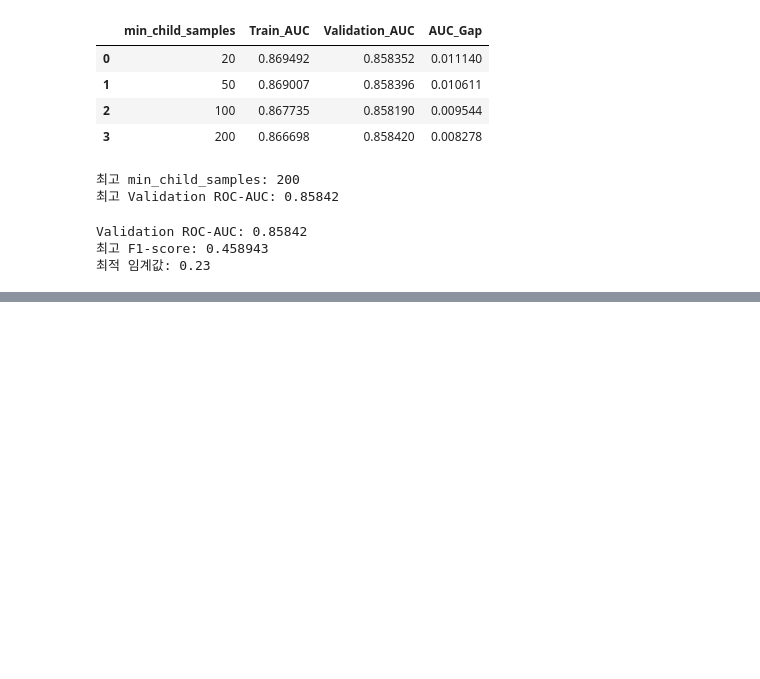
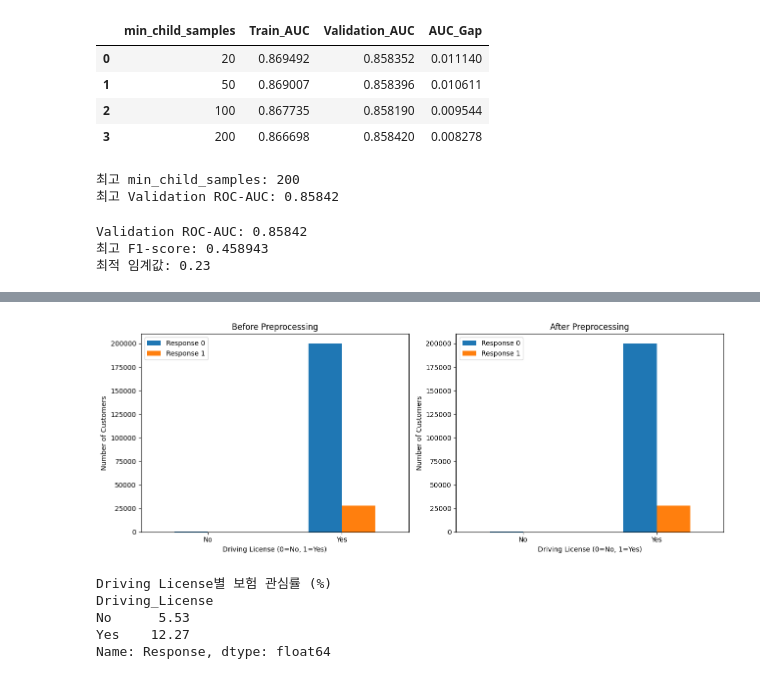
Before and after one commit to zzengmo/18_ML_03, a Jupyter notebook: 김현모/insurance_prediction.ipynb, the cells around one changed output, grey strips where cells are left out. Drawn from its saved outputs; the diff is of its cells as text; code cells hidden in the pictures; blank space fills up the shorter version.

```diff
--- a/김현모/insurance_prediction.ipynb
+++ b/김현모/insurance_prediction.ipynb
@@ -2193,0 +2349,49 @@ Validation ROC-AUC: 0.85842
+# %%
+
+# 전처리 전 Response 분포
+before_response = pd.crosstab(
+    train_data['Driving_License'],
+    train_data['Response']
+).reindex(index=[0, 1], columns=[0, 1], fill_value=0)
+
+# 전처리 후 Response 분포
+after_response = pd.crosstab(
+    train_pre['Driving_License'],
+    train_pre['Response']
+).reindex(index=[0, 1], columns=[0, 1], fill_value=0)
+
+fig, axes = plt.subplots(1, 2, figsize=(13, 5))
+
+before_response.plot(kind='bar', ax=axes[0])
+axes[0].set_title('Before Preprocessing')
+axes[0].set_xlabel('Driving License (0=No, 1=Yes)')
+axes[0].set_ylabel('Number of Customers')
+axes[0].set_xticklabels(['No', 'Yes'], rotation=0)
+axes[0].legend(['Response 0', 'Response 1'])
+
+after_response.plot(kind='bar', ax=axes[1])
+axes[1].set_title('After Preprocessing')
+axes[1].set_xlabel('Driving License (0=No, 1=Yes)')
+axes[1].set_ylabel('Number of Customers')
+axes[1].set_xticklabels(['No', 'Yes'], rotation=0)
+axes[1].legend(['Response 0', 'Response 1'])
+
+plt.tight_layout()
+plt.show()
+
+# 관심률까지 확인
+print("Driving License별 보험 관심률 (%)")
+print(
+    train_data.groupby('Driving_License')['Response']
+    .mean()
+    .mul(100)
+    .rename(index={0: 'No', 1: 'Yes'})
+    .round(2)
+)
+# %% [output]
+[figure, added]
+Driving License별 보험 관심률 (%)
+Driving_License
+No      5.53
+Yes    12.27
+Name: Response, dtype: float64
```
Also changed, not shown: parts of 35 cells of this notebook.
